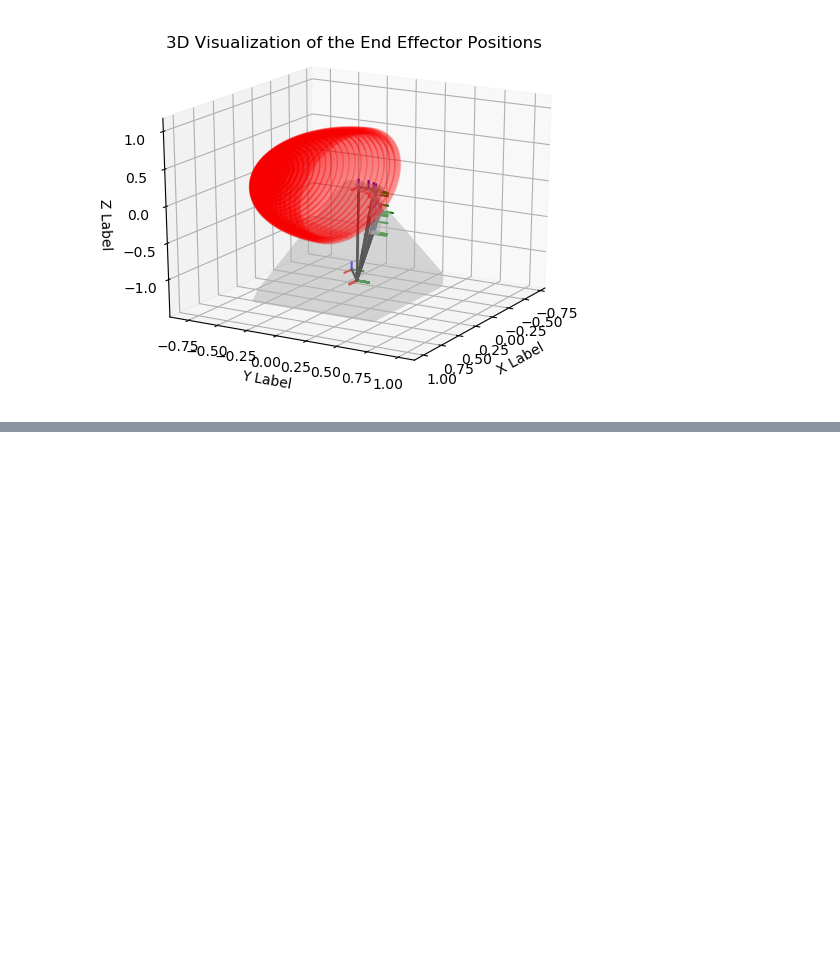
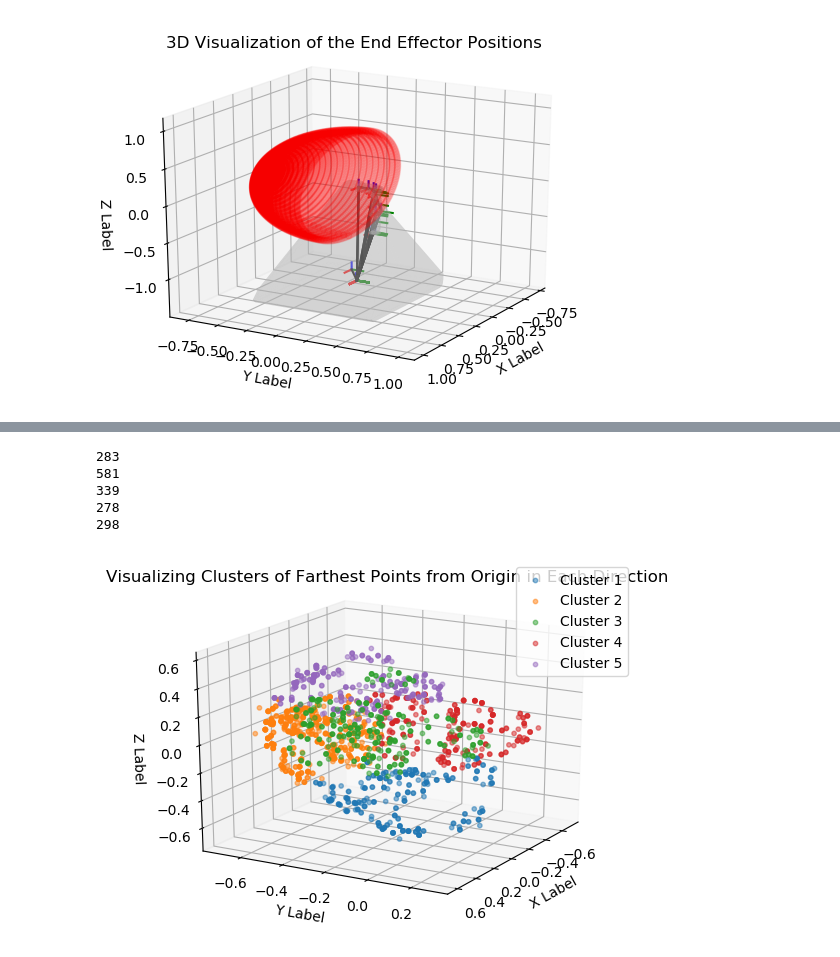
Before and after one commit to ziwon-park/Mujoco_RobotArm, a Jupyter notebook: script/visualize_workspace/plot.ipynb, the cells around one changed output, grey strips where cells are left out. Drawn from its saved outputs; the diff is of its cells as text; code cells hidden in the pictures; blank space fills up the shorter version.

```diff
--- a/script/visualize_workspace/plot.ipynb
+++ b/script/visualize_workspace/plot.ipynb
@@ -146,3 +146,70 @@ plt.show()
+# %%
+import numpy as np
+import matplotlib.pyplot as plt
+from mpl_toolkits.mplot3d import Axes3D
+import csv
+from sklearn.cluster import KMeans
+
+# CSV 파일에서 데이터 읽기
+data = []
+with open('end_effector_positions_all.csv', newline='') as csvfile:
+    reader = csv.reader(csvfile)
+    next(reader, None)  # 헤더 건너뛰기
+    for row in reader:
+        data.append([float(row[i]) for i in range(1, 4)])  # joint_angles를 제외한 x, y, z만 읽기
+
+# 최대 거리의 점들을 선택하는 함수 (이전 단계에서 정의됨)
+def select_farthest_points(data):
+    normalized = {}
+    for x, y, z in data:
+        direction = np.array([x, y, z]) / np.linalg.norm([x, y, z])  # 방향 벡터 정규화
+        key = tuple(direction)  # 딕셔너리 키로 사용 가능하도록 튜플 변환
+        distance = np.linalg.norm([x, y, z])
+        if key not in normalized or distance > normalized[key][3]:
+            normalized[key] = [x, y, z, distance]
+
+    return [value[:3] for value in normalized.values()]
+
+# 최대 거리의 점들 선택
+selected_points = select_farthest_points(data)
+
+# KMeans 클러스터링 실행
+n_clusters = 5
+kmeans = KMeans(n_clusters=n_clusters)
+kmeans.fit(selected_points)
+labels = kmeans.labels_
+
+# 3D 그래프 준비
+fig = plt.figure()
+ax = fig.add_subplot(111, projection='3d')
+
+# 클러스터링 결과에 따라 다른 색상으로 데이터 표시
+for i in range(n_clusters):
+    cluster_points = np.array(selected_points)[labels == i]
+    print(len(cluster_points))
+    ax.scatter(cluster_points[:, 0], cluster_points[:, 1], cluster_points[:, 2], alpha=0.5, s=10, label=f'Cluster {i+1}')
+
+# 라벨 및 제목 설정
+ax.set_xlabel('X Label')
+ax.set_ylabel('Y Label')
+ax.set_zlabel('Z Label')
+ax.set_title('Visualizing Clusters of Farthest Points from Origin in Each Direction')
+
+# 범례 표시
+ax.legend()
+
+# 뷰 설정
+ax.view_init(elev=20, azim=30)
+
+# 플롯 표시
+plt.show()
+# %% [output]
+283
+581
+339
+278
+298
+[figure, added]
 # %%
 import numpy as np
 
```
Also changed, not shown: parts of 10 cells of this notebook, 2 other files.
